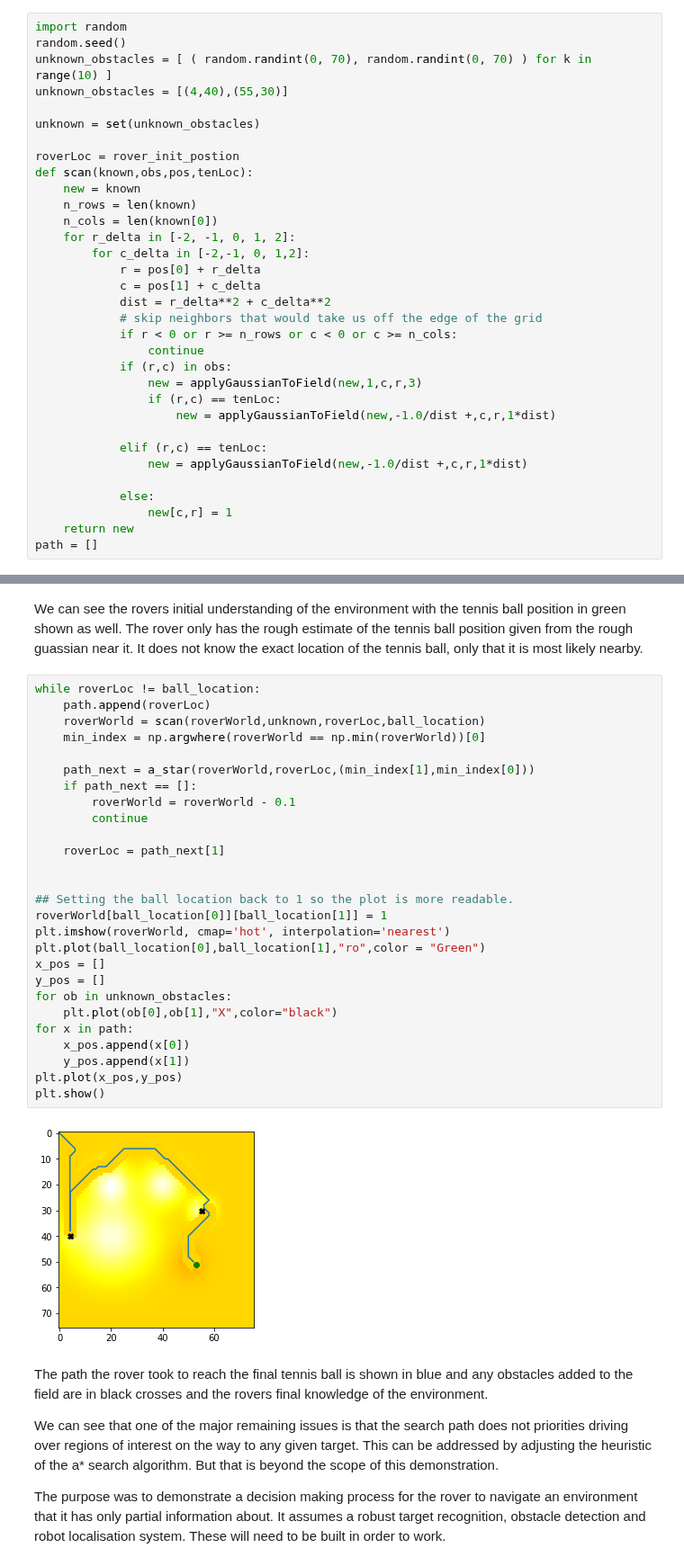
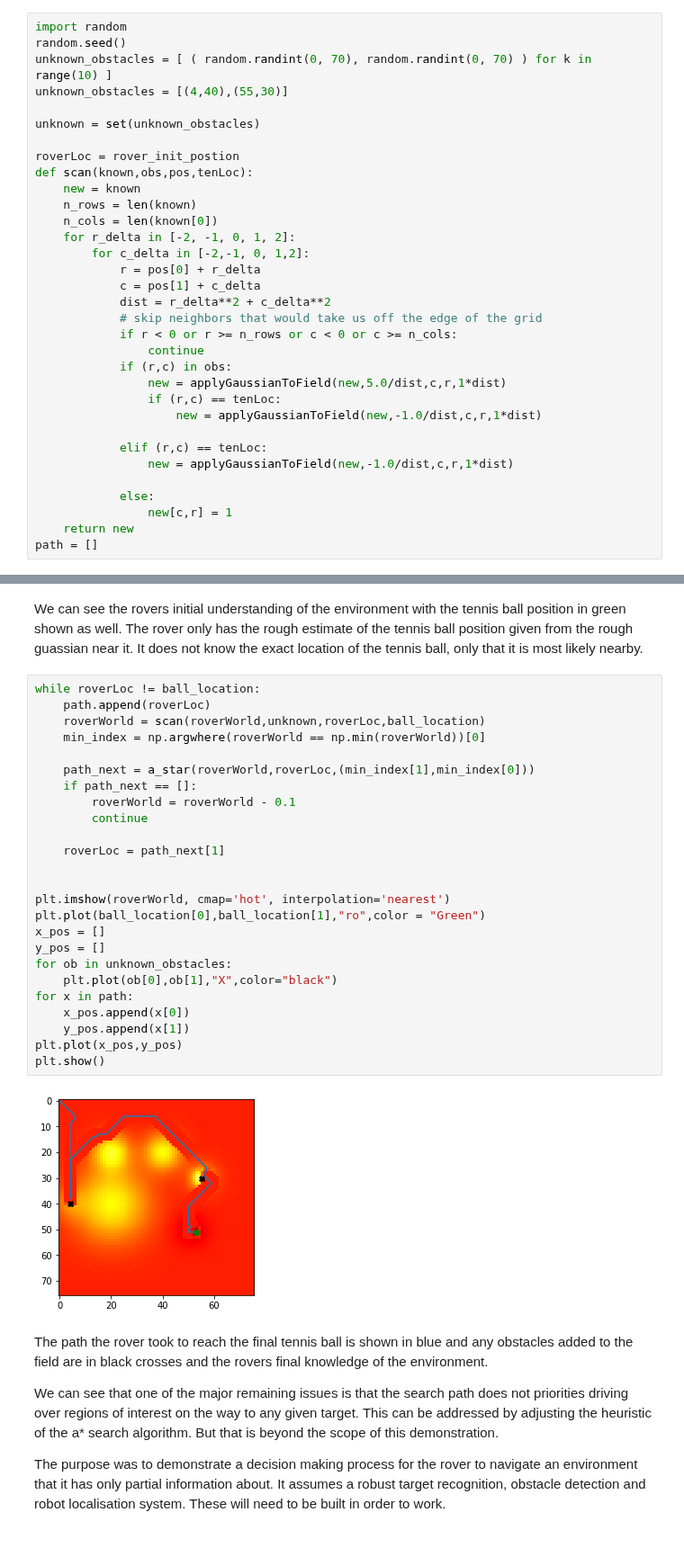
Before and after one commit to JmcRobbie/novaRoverDemos, a Jupyter notebook: Autonomous decision making demonstration.ipynb, the cells around one changed output, grey strips where cells are left out. Shown at 90% size. Drawn from its saved outputs; the diff is of its cells as text.

```diff
--- a/Autonomous decision making demonstration.ipynb
+++ b/Autonomous decision making demonstration.ipynb
@@ -307,12 +307,12 @@ def scan(known,obs,pos,tenLoc):
             if r < 0 or r >= n_rows or c < 0 or c >= n_cols:
                 continue
             if (r,c) in obs:
-                new = applyGaussianToField(new,1,c,r,3)
+                new = applyGaussianToField(new,5.0/dist,c,r,1*dist)
                 if (r,c) == tenLoc:
-                    new = applyGaussianToField(new,-1.0/dist +,c,r,1*dist)
+                    new = applyGaussianToField(new,-1.0/dist,c,r,1*dist)
 
             elif (r,c) == tenLoc:
-                new = applyGaussianToField(new,-1.0/dist +,c,r,1*dist)
+                new = applyGaussianToField(new,-1.0/dist,c,r,1*dist)
 
             else:
                 new[c,r] = 1
@@ -333,32 +333,30 @@ We can see the rovers initial understanding of the environment with the tennis b
 # %%
 while roverLoc != ball_location:
     path.append(roverLoc)
     roverWorld = scan(roverWorld,unknown,roverLoc,ball_location)
     min_index = np.argwhere(roverWorld == np.min(roverWorld))[0]
 
     path_next = a_star(roverWorld,roverLoc,(min_index[1],min_index[0]))
     if path_next == []:
         roverWorld = roverWorld - 0.1
         continue
 
     roverLoc = path_next[1]
 
 
-## Setting the ball location back to 1 so the plot is more readable.
-roverWorld[ball_location[0]][ball_location[1]] = 1
 plt.imshow(roverWorld, cmap='hot', interpolation='nearest')
 plt.plot(ball_location[0],ball_location[1],"ro",color = "Green")
 x_pos = []
 y_pos = []
 for ob in unknown_obstacles:
     plt.plot(ob[0],ob[1],"X",color="black")
 for x in path:
     x_pos.append(x[0])
     y_pos.append(x[1])
 plt.plot(x_pos,y_pos)
 plt.show()
 # %% [output]
-[figure, old version]
+[figure, new version]
 # %% [markdown]
 The path the rover took to reach the final tennis ball is shown in blue and any obstacles added to the field are in black crosses and the rovers final knowledge of the environment.
 
```
